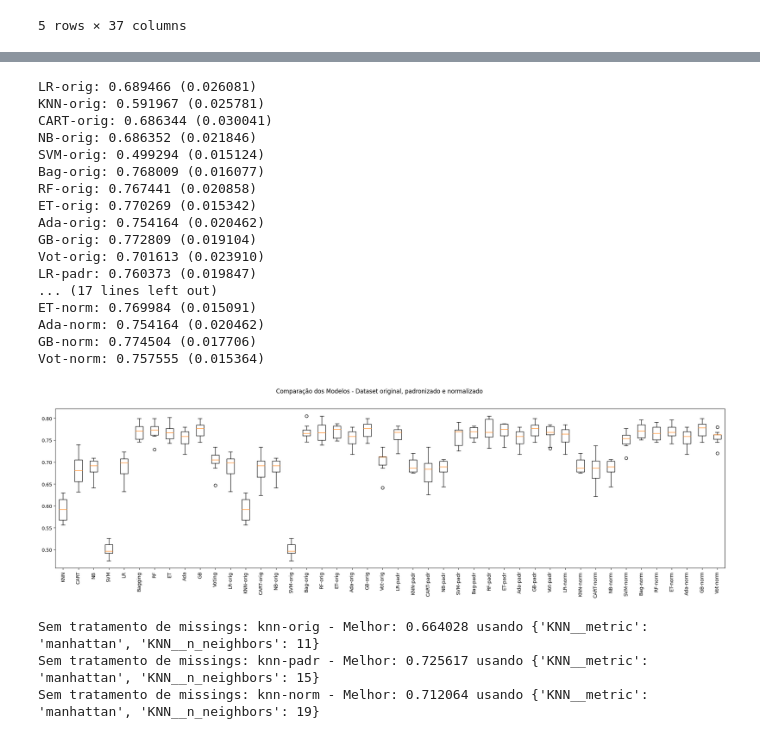
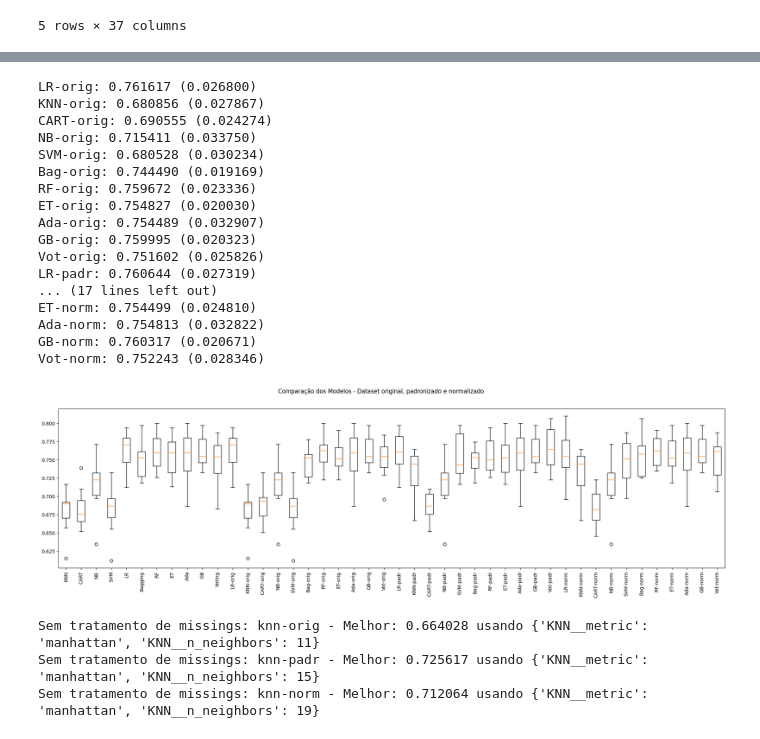
Before and after one commit to luis-rveiga/pucrj-cienciadadosanalytics, a Jupyter notebook: mvp-sprint-ii-machine-learning-analytics/mvp-sprint-ii-modelo-classico-final.ipynb, the cells around one changed output, grey strips where cells are left out. Saved outputs shown, nothing was run; the diff lists cells and outputs as text; code cells hidden in the pictures.

```diff
--- a/mvp-sprint-ii-machine-learning-analytics/mvp-sprint-ii-modelo-classico-final.ipynb
+++ b/mvp-sprint-ii-machine-learning-analytics/mvp-sprint-ii-modelo-classico-final.ipynb
@@ -140,27 +137,30 @@ kfold = KFold(n_splits=num_splits, shuffle=True, random_state=7)
 # %%
-# modelagem
+# Modelagem
 
-# definindo uma seed global para esta célula de código
-np.random.seed(7)
+# Definindo uma seed global para esta célula de código
+np.random.seed(42)
 
-# listas para aramazenar os modelos, os resultados e os nomes dos modelos
+# Divindindo o dataset em subconjuntos de treino e teste
+X_train, X_test, y_train, y_test = train_test_split(X, y, test_size=0.3, shuffle=True, random_state=42, stratify=y)
+
+# Listas para aramazenar os modelos, os resultados e os nomes dos modelos
 models = []
 results = []
 names = []
 
-# preparando os modelos e adicionando-os em uma lista
+# Preparando os modelos e adicionando-os em uma lista
 models.append(('KNN', KNeighborsClassifier()))
 models.append(('CART', DecisionTreeClassifier()))
 models.append(('NB', GaussianNB()))
 models.append(('SVM', SVC()))
 models.append(('LR', LogisticRegression(max_iter=200)))
 
-# definindo os parâmetros do classificador base para o BaggingClassifier
+# Definindo os parâmetros do classificador base para o BaggingClassifier
 base = DecisionTreeClassifier()
 num_trees = 100
 max_features = 3
 
-# criando os modelos para o VotingClassifier
+# Criando os modelos para o VotingClassifier
 bases = []
 model1 = LogisticRegression(max_iter=200)
 bases.append(('Logistic', model1))
@@ -169,7 +169,7 @@ bases.append(('cart', model2))
 model3 = SVC()
 bases.append(('svm', model3))
 
-# criando os ensembles e adicionando na lista de modelos
+# Criando os ensembles e adicionando na lista de modelos
 models.append(('Bagging', BaggingClassifier(base_estimator=base, n_estimators=num_trees)))
 models.append(('RF', RandomForestClassifier(n_estimators=num_trees, max_features=max_features)))
 models.append(('ET', ExtraTreesClassifier(n_estimators=num_trees, max_features=max_features)))
@@ -178,7 +178,7 @@ models.append(('GB', GradientBoostingClassifier(n_estimators=num_trees)))
 models.append(('Voting', VotingClassifier(bases)))
 
 
-# avaliando um modelo por vez
+# Avaliando um modelo por vez
 for name, model in models:
     cv_results = cross_val_score(model, X_train, y_train, cv=kfold, scoring='accuracy')
     results.append(cv_results)
@@ -186,7 +186,7 @@ for name, model in models:
     msg = "%s: %f (%f)" % (name, cv_results.mean(), cv_results.std())
     print(msg)
 
-# boxplot de comparação de modelos
+# Boxplot de comparação de modelos
 fig = plt.figure(figsize=(15,10))
 fig.suptitle('Comparação da Acurácia dos Modelos')
 ax = fig.add_subplot(111)
@@ -229,9 +229,9 @@ voting = ('Voting', VotingClassifier(bases))
 standard_scaler = ('StandardScaler', StandardScaler())
 min_max_scaler = ('MinMaxScaler', MinMaxScaler())
 # %%
-# montando os pipelines
+# Montando os pipelines
 
-# dataset padrinal
+# Dataset original
 pipelines.append(('LR-orig', Pipeline([reg_log])))
 pipelines.append(('KNN-orig', Pipeline([knn])))
 pipelines.append(('CART-orig', Pipeline([cart])))
@@ -244,7 +244,7 @@ pipelines.append(('Ada-orig', Pipeline([adaboost])))
 pipelines.append(('GB-orig', Pipeline([gradient_boosting])))
 pipelines.append(('Vot-orig', Pipeline([voting])))
 
-# dataset padronizado
+# Dataset padronizado
 pipelines.append(('LR-padr', Pipeline([standard_scaler, reg_log])))
 pipelines.append(('KNN-padr', Pipeline([standard_scaler, knn])))
 pipelines.append(('CART-padr', Pipeline([standard_scaler, cart])))
@@ -256,54 +256,54 @@ pipelines.append(('ET-padr', Pipeline([standard_scaler, extra_trees])))
 pipelines.append(('Ada-padr', Pipeline([standard_scaler, adaboost])))
 pipelines.append(('GB-padr', Pipeline([standard_scaler, gradient_boosting])))
 pipelines.append(('Vot-padr', Pipeline([standard_scaler, voting])))
 
-# dataset normalizado
+# Dataset normalizado
 pipelines.append(('LR-norm', Pipeline([min_max_scaler, reg_log])))
 pipelines.append(('KNN-norm', Pipeline([standard_scaler, knn])))
 pipelines.append(('CART-norm', Pipeline([min_max_scaler, cart])))
 pipelines.append(('NB-norm', Pipeline([min_max_scaler, naive_bayes])))
 pipelines.append(('SVM-norm', Pipeline([min_max_scaler, svm])))
 pipelines.append(('Bag-norm', Pipeline([min_max_scaler, bagging])))
 pipelines.append(('RF-norm', Pipeline([min_max_scaler, random_forest])))
 pipelines.append(('ET-norm', Pipeline([min_max_scaler, extra_trees])))
 pipelines.append(('Ada-norm', Pipeline([min_max_scaler, adaboost])))
 pipelines.append(('GB-norm', Pipeline([min_max_scaler, gradient_boosting])))
 pipelines.append(('Vot-norm', Pipeline([min_max_scaler, voting])))
 
-# executando os pipelines
+# Executando os pipelines
 for name, model in pipelines:
-    cv_results = cross_val_score(model, X_train, Y_train, cv=kfold, scoring='accuracy')
+    cv_results = cross_val_score(model, X_train, y_train, cv=kfold, scoring='accuracy')
     results.append(cv_results)
     names.append(name)
     msg = "%s: %f (%f)" % (name, cv_results.mean(), cv_results.std())
     print(msg)
 
-# boxplot de comparação de modelos
+# Boxplot de comparação de modelos
 fig = plt.figure(figsize=(25, 6))
 fig.suptitle('Comparação dos Modelos - Dataset original, padronizado e normalizado')
 ax = fig.add_subplot(111)
 plt.boxplot(results)
 ax.set_xticklabels(names, rotation=90)
 plt.show()
 # %% [output]
-LR-orig: 0.689466 (0.026081)
-KNN-orig: 0.591967 (0.025781)
-CART-orig: 0.686344 (0.030041)
-NB-orig: 0.686352 (0.021846)
-SVM-orig: 0.499294 (0.015124)
-Bag-orig: 0.768009 (0.016077)
-RF-orig: 0.767441 (0.020858)
-ET-orig: 0.770269 (0.015342)
-Ada-orig: 0.754164 (0.020462)
-GB-orig: 0.772809 (0.019104)
-Vot-orig: 0.701613 (0.023910)
-LR-padr: 0.760373 (0.019847)
+LR-orig: 0.761617 (0.026800)
+KNN-orig: 0.680856 (0.027867)
+CART-orig: 0.690555 (0.024274)
+NB-orig: 0.715411 (0.033750)
+SVM-orig: 0.680528 (0.030234)
+Bag-orig: 0.744490 (0.019169)
+RF-orig: 0.759672 (0.023336)
+ET-orig: 0.754827 (0.020030)
+Ada-orig: 0.754489 (0.032907)
+GB-orig: 0.759995 (0.020323)
+Vot-orig: 0.751602 (0.025826)
+LR-padr: 0.760644 (0.027319)
 ... (17 lines left out)
-ET-norm: 0.769984 (0.015091)
-Ada-norm: 0.754164 (0.020462)
-GB-norm: 0.774504 (0.017706)
-Vot-norm: 0.757555 (0.015364)
+ET-norm: 0.754499 (0.024810)
+Ada-norm: 0.754813 (0.032822)
+GB-norm: 0.760317 (0.020671)
+Vot-norm: 0.752243 (0.028346)
-[figure, old version]
+[figure, new version]
 # %%
 # tuning do KNN
 
```
Also changed, not shown: parts of 7 cells of this notebook.
